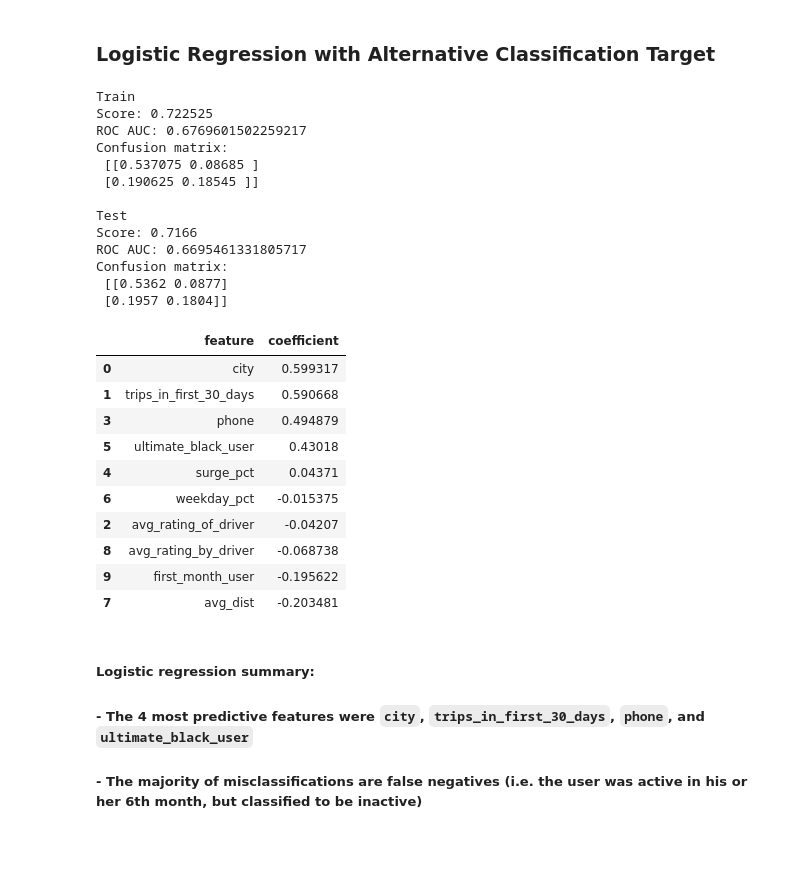
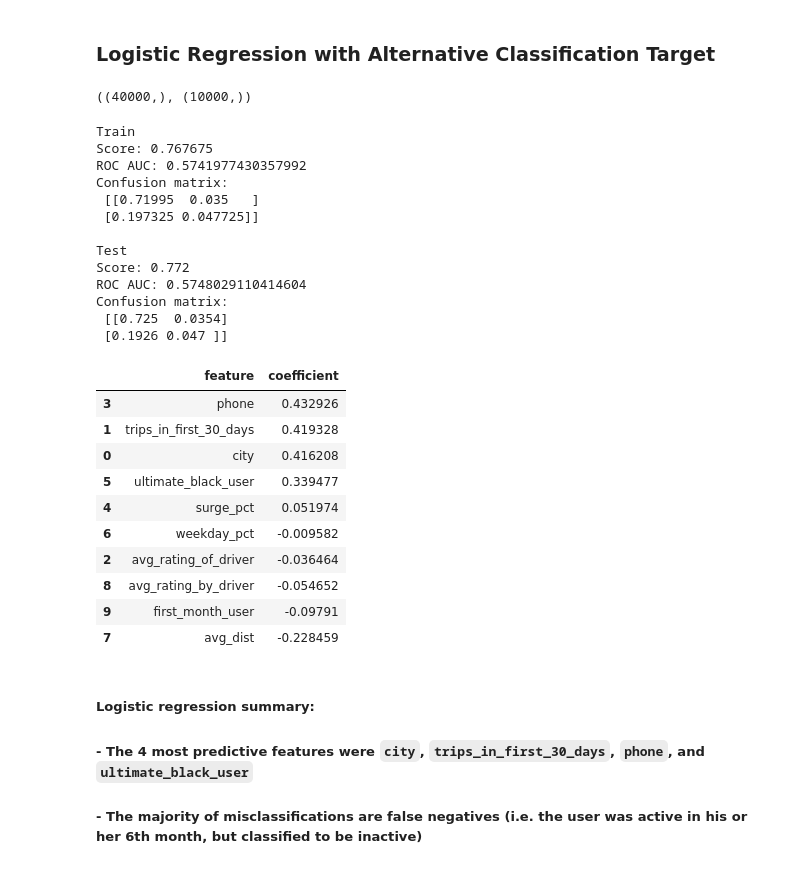
Before and after one commit to tri-bui/ultimate-challenge, a Jupyter notebook: 3-retention_modeling.ipynb, the cells around one changed output. Saved outputs shown, nothing was run; the diff lists cells and outputs as text; code cells hidden in the pictures.

```diff
--- a/3-retention_modeling.ipynb
+++ b/3-retention_modeling.ipynb
@@ -573,55 +573,62 @@ lr_coefs
 ##### - The majority of misclassifications are false negatives (i.e. the user was active in his or her 6th month, but classified to be inactive)
 # %% [markdown]
 ### Logistic Regression with Alternative Classification Target
+# %%
+# Alternative classification target
+y_alt_train = idx_y(y_alt, train_idx)
+y_alt_test = idx_y(y_alt, test_idx)
+y_alt_train.shape, y_alt_test.shape
+# %% [output]
+((40000,), (10000,))
 # %%
 # Logistic regression
-lr = LogisticRegression(max_iter=1e4)
-lr.fit(X_train_scaled, y_train)
+lr_alt = LogisticRegression(max_iter=1e4)
+lr_alt.fit(X_train_scaled, y_alt_train)
 
 # Predictions
-y_train_lr_pred = lr.predict(X_train_scaled)
-y_test_lr_pred = lr.predict(X_test_scaled)
+y_alt_train_lr_pred = lr_alt.predict(X_train_scaled)
+y_alt_test_lr_pred = lr_alt.predict(X_test_scaled)
 
 print('Train')
-print('Score:', lr.score(X_train_scaled, y_train))
-print('ROC AUC:', roc_auc_score(y_train, y_train_lr_pred))
-print('Confusion matrix:\n', confusion_matrix(y_train, y_train_lr_pred, normalize='all'))
+print('Score:', lr_alt.score(X_train_scaled, y_alt_train))
+print('ROC AUC:', roc_auc_score(y_alt_train, y_alt_train_lr_pred))
+print('Confusion matrix:\n', confusion_matrix(y_alt_train, y_alt_train_lr_pred, normalize='all'))
 
 print('\nTest')
-print('Score:', lr.score(X_test_scaled, y_test))
-print('ROC AUC:', roc_auc_score(y_test, y_test_lr_pred))
-print('Confusion matrix:\n', confusion_matrix(y_test, y_test_lr_pred, normalize='all'))
+print('Score:', lr_alt.score(X_test_scaled, y_alt_test))
+print('ROC AUC:', roc_auc_score(y_alt_test, y_alt_test_lr_pred))
+print('Confusion matrix:\n', confusion_matrix(y_alt_test, y_alt_test_lr_pred, normalize='all'))
 # %% [output]
 Train
-Score: 0.722525
-ROC AUC: 0.6769601502259217
+Score: 0.767675
+ROC AUC: 0.5741977430357992
 Confusion matrix:
- [[0.537075 0.08685 ]
- [0.190625 0.18545 ]]
+ [[0.71995  0.035   ]
+ [0.197325 0.047725]]
 
 Test
-Score: 0.7166
-ROC AUC: 0.6695461331805717
+Score: 0.772
+ROC AUC: 0.5748029110414604
 Confusion matrix:
- [[0.5362 0.0877]
- [0.1957 0.1804]]
+ [[0.725  0.0354]
+ [0.1926 0.047 ]]
 # %%
 # Feature coefficients
-lr_coefs = pd.DataFrame(np.array([X_train_scaled.columns.values, lr.coef_[0]]).T,
-                        columns=['feature', 'coefficient']).sort_values('coefficient', ascending=False)
-lr_coefs
+lr_alt_coefs = pd.DataFrame(np.array([X_train_scaled.columns.values, lr_alt.coef_[0]]).T,
+                            columns=['feature', 'coefficient']).sort_values('coefficient', ascending=False)
+lr_alt_coefs
 # %% [output]
 |  | feature | coefficient |
-| 0 | city | 0.599317 |
-| 1 | trips_in_first_30_days | 0.590668 |
-| 3 | phone | 0.494879 |
-| 5 | ultimate_black_user | 0.43018 |
-| 4 | surge_pct | 0.04371 |
-| 6 | weekday_pct | -0.015375 |
-| 2 | avg_rating_of_driver | -0.04207 |
-| 8 | avg_rating_by_driver | -0.068738 |
-| 9 | first_month_user | -0.195622 |
-| 7 | avg_dist | -0.203481 |
+| 3 | phone | 0.432926 |
+| 1 | trips_in_first_30_days | 0.419328 |
+| 0 | city | 0.416208 |
+| 5 | ultimate_black_user | 0.339477 |
+| 4 | surge_pct | 0.051974 |
+| 6 | weekday_pct | -0.009582 |
+| 2 | avg_rating_of_driver | -0.036464 |
+| 8 | avg_rating_by_driver | -0.054652 |
+| 9 | first_month_user | -0.09791 |
+| 7 | avg_dist | -0.228459 |
 # %% [markdown]
 ##### Logistic regression summary:
 ##### - The 4 most predictive features were `city`, `trips_in_first_30_days`, `phone`, and `ultimate_black_user`
```
